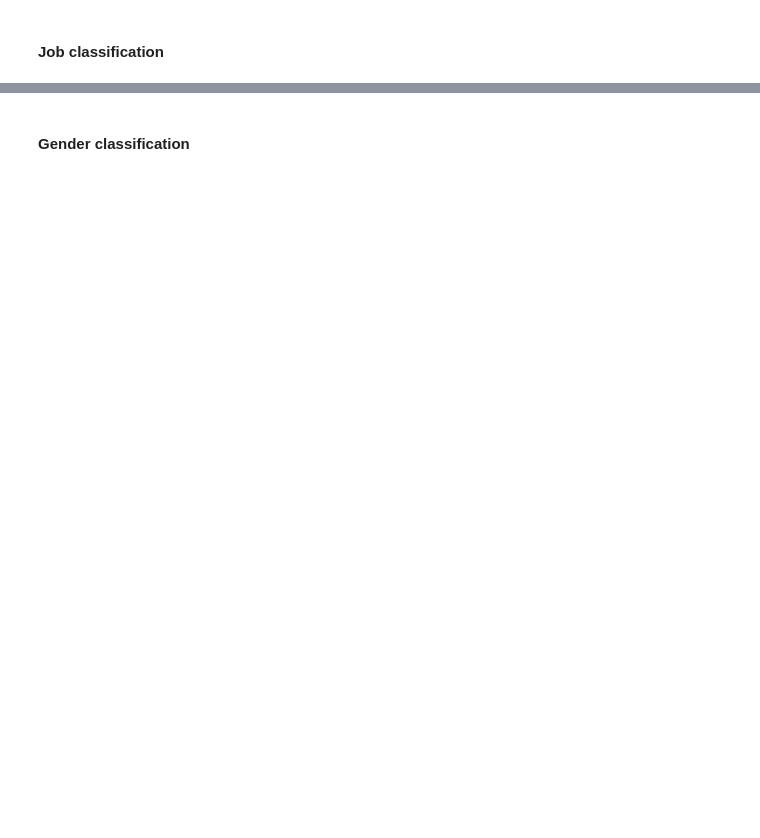
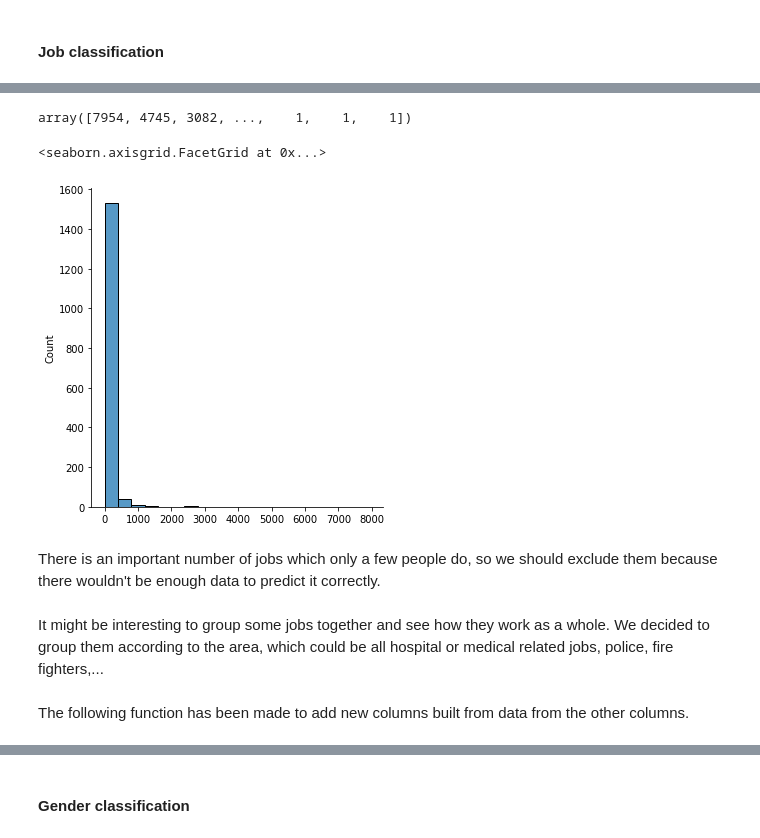
Before and after one commit to mesetacentral/SF_Salaries, a Jupyter notebook: notebooks/develop/SanFrancisco_Salaries.ipynb, the cells around one changed output, grey strips where cells are left out. Cells and saved outputs as stored; diff of their text form; code cells hidden in the pictures; blank space fills up the shorter version.

```diff
--- a/notebooks/develop/SanFrancisco_Salaries.ipynb
+++ b/notebooks/develop/SanFrancisco_Salaries.ipynb
@@ -188,3 +185,2 @@ def add_classification(df, column, new_column, keywords):
 # %%
-unique_jobs, idx_jobs, cn_jobs = np.unique(df.JobTitle, return_index=True, return_counts=True)
-unique_jobs[np.argsort(cn_jobs)][::-1][:20]
+unique_jobs, count_jobs = np.unique(df.JobTitle, return_counts=True)
@@ -207 +197,13 @@ print(sorted_cn_jobs[sorted_cn_jobs > 500].shape)
+# %%
+sorted_count_jobs = np.array(sorted(count_jobs, reverse=True))
+sorted_count_jobs
+# %% [output]
+array([7954, 4745, 3082, ...,    1,    1,    1])
+# %%
+sns.displot(sorted_count_jobs, bins=20)
+# %% [output]
+<seaborn.axisgrid.FacetGrid at 0x...>
+[figure, added]
+# %% [markdown]
+There is an important number of jobs which only a few people do, so we should exclude them because there wouldn't be enough data to predict it correctly.
 # %%
@@ -208,0 +212,4 @@ df = df[df.JobTitle.isin(unique_jobs[np.argsort(cn_jobs)][::-1][:39])].reset_ind
+# %% [markdown]
+It might be interesting to group some jobs together and see how they work as a whole. We decided to group them according to the area, which could be all hospital or medical related jobs, police, fire fighters,...
+# %% [markdown]
+The following function has been made to add new columns built from data from the other columns.
```
Also changed, not shown: parts of 57 cells of this notebook.
